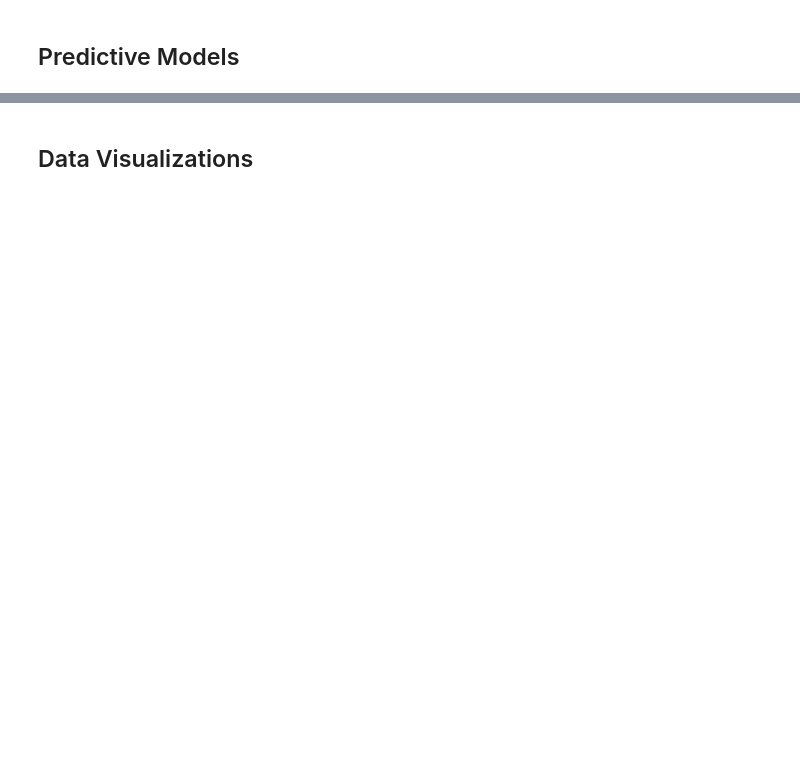
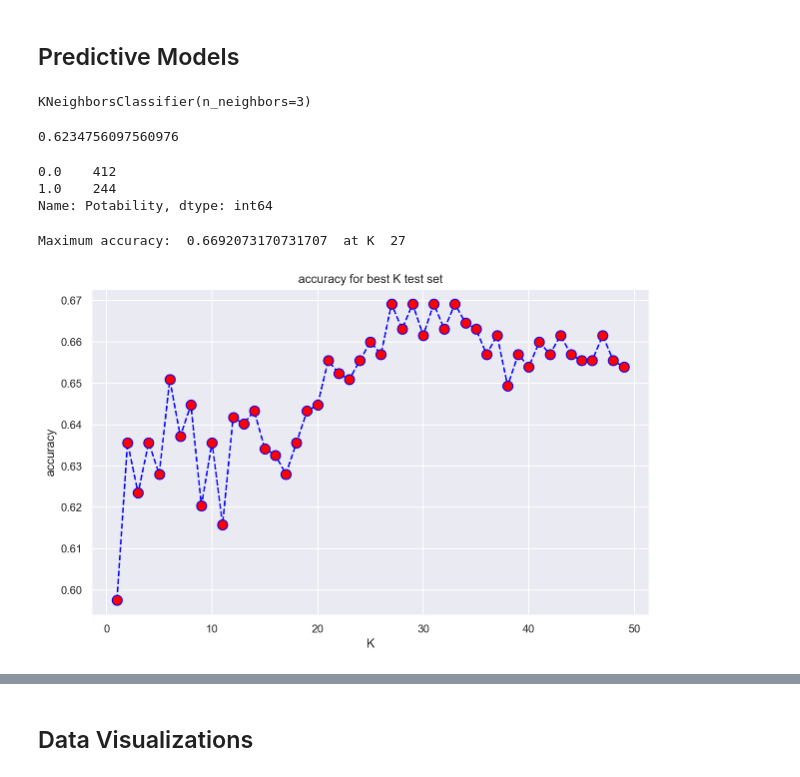
Before and after one commit to isra-st/Water_Potability, a Jupyter notebook: Notebook_Isra.ipynb, the cells around one changed output, grey strips where cells are left out. Drawn from its saved outputs; the diff is of its cells as text; code cells hidden in the pictures; blank space fills up the shorter version.

```diff
--- a/Notebook_Isra.ipynb
+++ b/Notebook_Isra.ipynb
@@ -159,0 +430,8 @@ dtype: int64
+# %%
+from sklearn.preprocessing import StandardScaler
+scaler = StandardScaler()
+X_train = scaler.fit_transform(X_train)
+X_test = scaler.transform(X_test)
+# %%
+X_train = scaler.fit_transform(X_train)
+X_test = scaler.transform(X_test)
@@ -160,2 +441,48 @@ dtype: int64
 # %% [markdown]
 ## Predictive Models
+# %%
+from sklearn.neighbors import KNeighborsClassifier
+knn= KNeighborsClassifier(n_neighbors=3)  # After Confusion Matrix Analys for K3 and K27. We have less False Postive and it is the most important to avoid killing anyone
+knn.fit(X_train,y_train)
+# %% [output]
+KNeighborsClassifier(n_neighbors=3)
+# %%
+## predictions on the test set
+# y= f(X)
+
+y_pred = knn.predict(X_test)
+# %%
+# accuracy of the model on the test set
+from sklearn.metrics import accuracy_score
+accuracy_score(y_test, y_pred)
+# %% [output]
+0.6234756097560976
+# %%
+y_test.value_counts()
+# %% [output]
+0.0    412
+1.0    244
+Name: Potability, dtype: int64
+# %%
+# check visually how to choose K with accuracy test set
+
+#accuracy=[.., ..., ..., ..., ..., ]
+accuracy=[]
+
+for neighbor in range(1,50):
+    knn= KNeighborsClassifier(n_neighbors=neighbor)
+    knn.fit(X_train,y_train)
+    y_pred = knn.predict(X_test)
+    accuracy.append(accuracy_score(y_test, y_pred))
+
+
+plt.figure(figsize=(10,6))
+plt.plot(range(1,50), accuracy, color="blue", linestyle="dashed",
+         marker = "o", markerfacecolor="red", markersize=10)
+plt.title("accuracy for best K test set")
+plt.xlabel("K")
+plt.ylabel("accuracy")
+print("Maximum accuracy: ", max(accuracy), " at K ", accuracy.index(max(accuracy))+1)
+# %% [output]
+Maximum accuracy:  0.6692073170731707  at K  27
+[figure, added]
```
Also changed, not shown: parts of 34 cells of this notebook, 18 other files.
